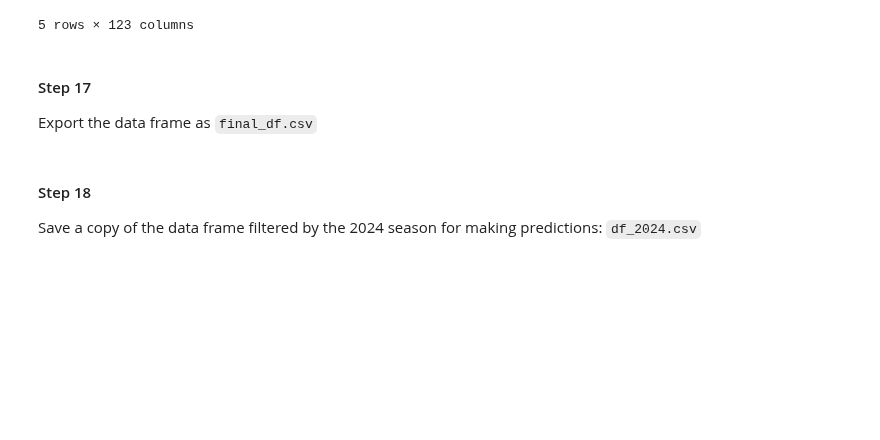
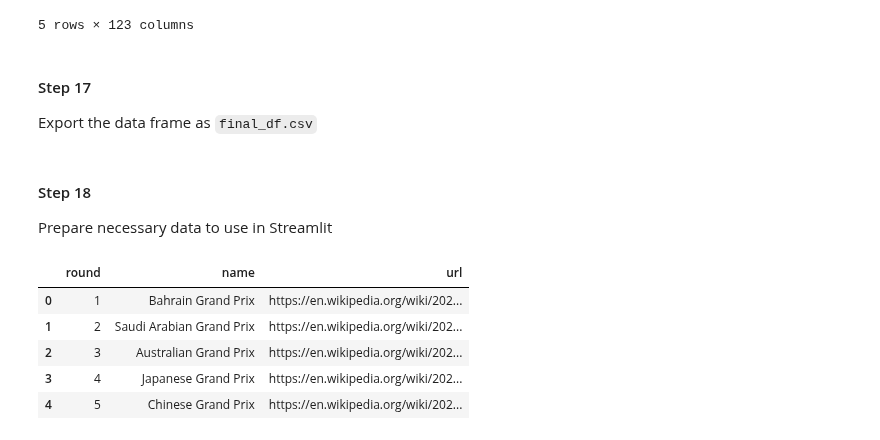
Before and after one commit to JuaniSimieli/F1-Predictions, a Jupyter notebook: Data-collection/Data_Collection.ipynb, the cells around one changed output. Drawn from its saved outputs; the diff is of its cells as text; code cells hidden in the pictures; blank space fills up the shorter version.

Commit message:
added 2024 rounds info df

```diff
--- a/Data-collection/Data_Collection.ipynb
+++ b/Data-collection/Data_Collection.ipynb
@@ -454,10 +453,26 @@ merged_df.tail()
 Export the data frame as `final_df.csv`
 # %%
 merged_df.to_csv('final_df.csv', index=False)
-# %% [markdown]
-#### Step 18
-
-Save a copy of the data frame filtered by the 2024 season for making predictions: `df_2024.csv`
+# %% [markdown]
+#### Step 18
+
+Prepare necessary data to use in Streamlit
 # %%
 df2024 = merged_df[(merged_df['year'] == 2024)].copy()
 df2024.to_csv('../Streamlit/assets/df_2024.csv', index=False)
+# %%
+rounds_2024_query = """
+SELECT round, name, url
+FROM races
+WHERE year = 2024
+"""
+rounds_2024 = pd.read_sql(rounds_2024_query, con=engine)
+# %%
+rounds_2024.head()
+# %% [output]
+|  | round | name | url |
+| 0 | 1 | Bahrain Grand Prix | https://en.wikipedia.org/wiki/202... |
+| 1 | 2 | Saudi Arabian Grand Prix | https://en.wikipedia.org/wiki/202... |
+| 2 | 3 | Australian Grand Prix | https://en.wikipedia.org/wiki/202... |
+| 3 | 4 | Japanese Grand Prix | https://en.wikipedia.org/wiki/202... |
+| 4 | 5 | Chinese Grand Prix | https://en.wikipedia.org/wiki/202... |
```
Also changed, not shown: parts of 2 cells of this notebook, 1 other file.
